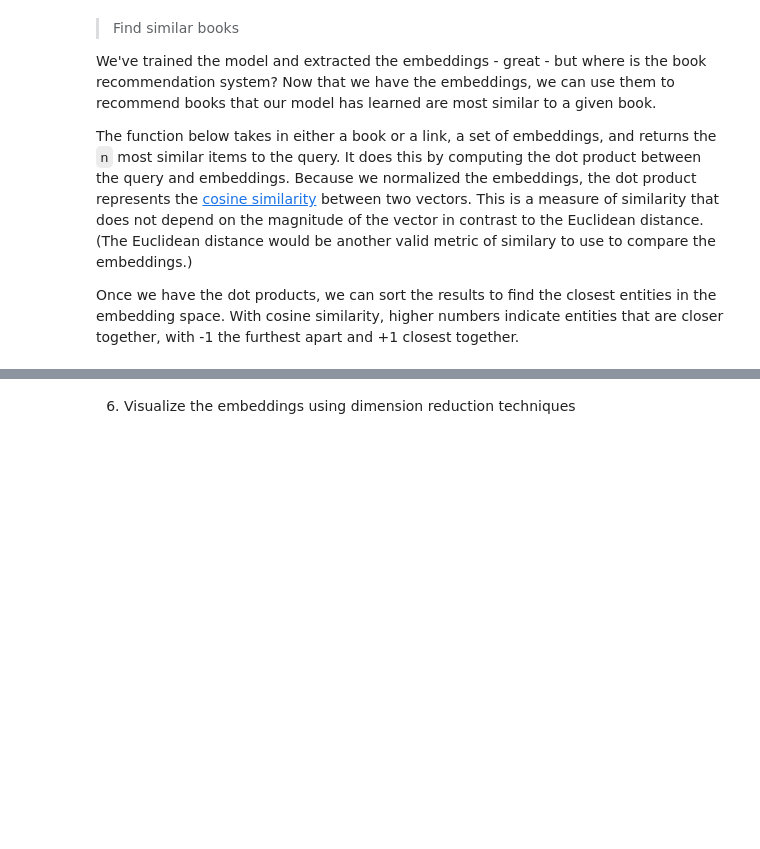
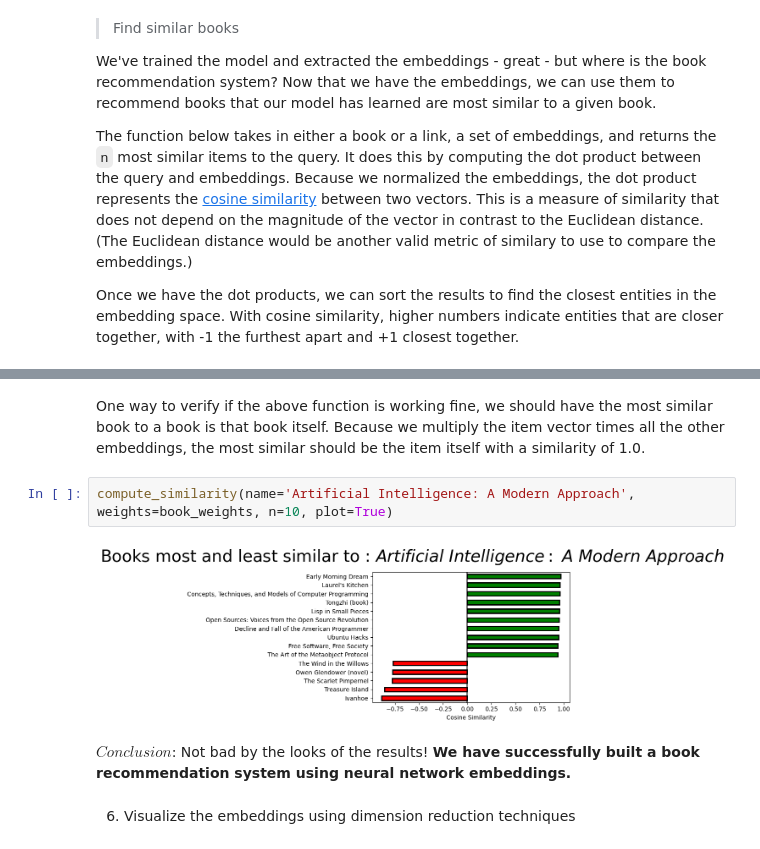
Before and after one commit to BLONTCHI/Wikipedia-data-science, a Jupyter notebook: 2-Book Recommendation System.ipynb, the cells around one changed output, grey strips where cells are left out. Cells and saved outputs as stored; diff of their text form; blank space fills up the shorter version.

Commit message:
Similarity computation

```diff
--- a/2-Book Recommendation System.ipynb
+++ b/2-Book Recommendation System.ipynb
@@ -523,3 +780,11 @@ len(book_index)
+# %% [markdown]
+One way to verify if the above function is working fine, we should have the most similar book to a book is that book itself. Because we multiply the item vector times all the other embeddings, the most similar should be the item itself with a similarity of 1.0.
+# %%
+compute_similarity(name='Artificial Intelligence: A Modern Approach', weights=book_weights, n=10, plot=True)
+# %% [output]
+[figure, added]
+# %% [markdown]
+$Conclusion$: Not bad by the looks of the results! **We have successfully built a book recommendation system using neural network embeddings.**
 # %% [markdown]
 6. Visualize the embeddings using dimension reduction techniques
 # %% [markdown]
```
Also changed, not shown: parts of 28 cells of this notebook.
